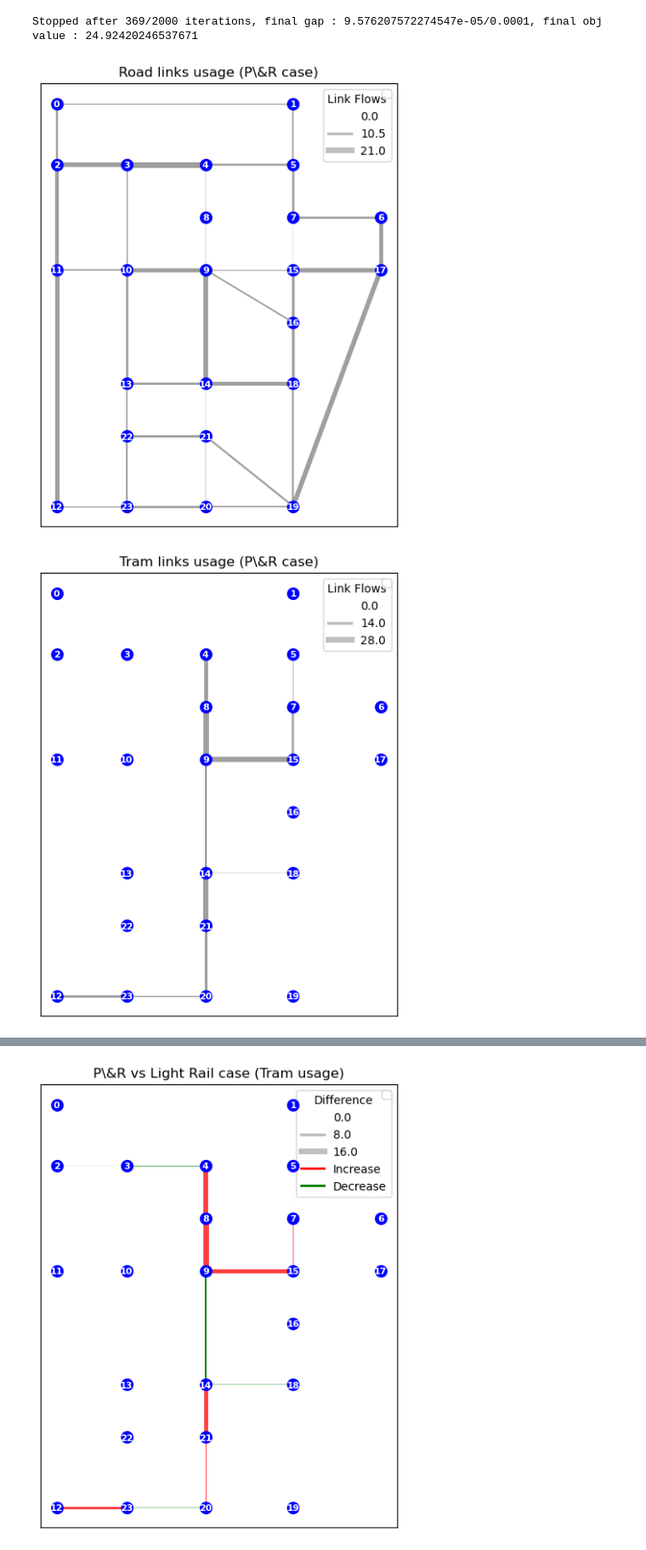
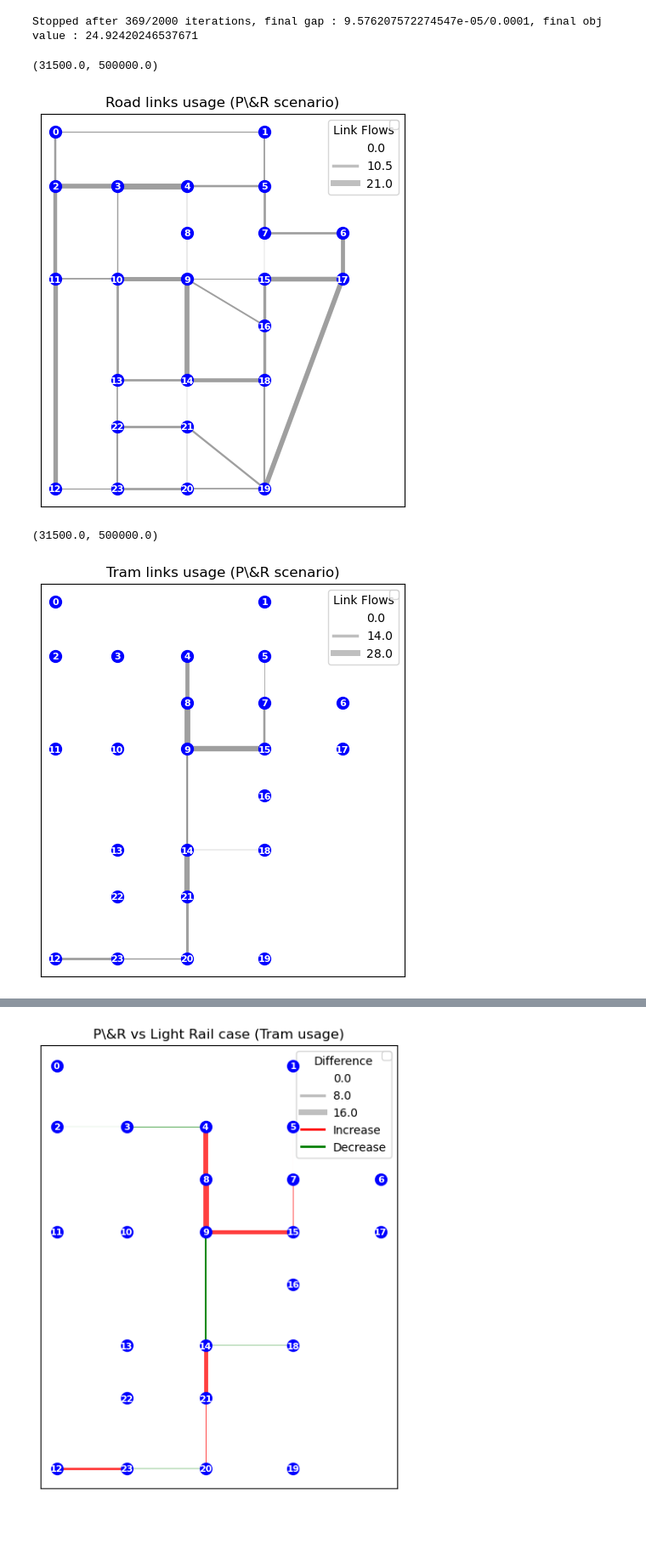
Before and after one commit to merlebleue/CIVIL-477-Transport-Networks---End-project, a Jupyter notebook: project_ars.ipynb, the cells around one changed output, grey strips where cells are left out. Shown at 85% size. Cells and saved outputs as stored; diff of their text form; code cells hidden in the pictures; blank space fills up the shorter version.

```diff
--- a/project_ars.ipynb
+++ b/project_ars.ipynb
@@ -95,14 +101,19 @@ np.save("x_star2", x_star2)
 np.save("x_tram2", x_tram2)
 # %% [output]
 Stopped after 369/2000 iterations, final gap : 9.576207572274547e-05/0.0001, final obj value : 24.92420246537671
+# %%
+x_star2 = np.load("x_star2.npy")
+x_tram2 = np.load("x_tram2.npy")
 # %%
-plot_network(df_node, df_link, link_flows=x_star2, title="Road links usage (P\\&R case)")
+plot_network(df_node, df_link, link_flows=x_star2, title="Road links usage (P\\&R scenario)")
 plt.savefig("Latex/Figures/PnR_road.pgf", bbox_inches = "tight")
 # %% [output]
+(31500.0, 500000.0)
-[figure, old version]
+[figure, new version]
 # %%
-plot_network(df_node, df_link_tram, link_flows=x_tram2, title="Tram links usage (P\\&R case)")
+plot_network(df_node, df_link_tram, link_flows=x_tram2, title="Tram links usage (P\\&R scenario)")
 plt.savefig("Latex/Figures/PnR_tram.pgf", bbox_inches = "tight")
 # %% [output]
+(31500.0, 500000.0)
-[figure, old version]
+[figure, new version]
 # %%
```
Also changed, not shown: parts of 8 cells of this notebook, 11 other files.
